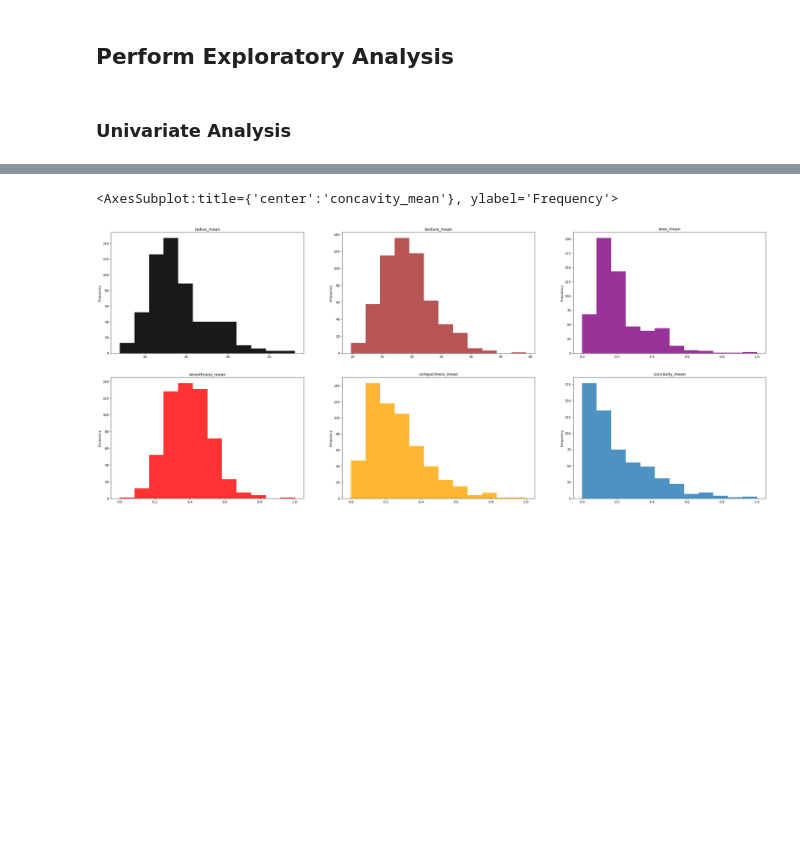
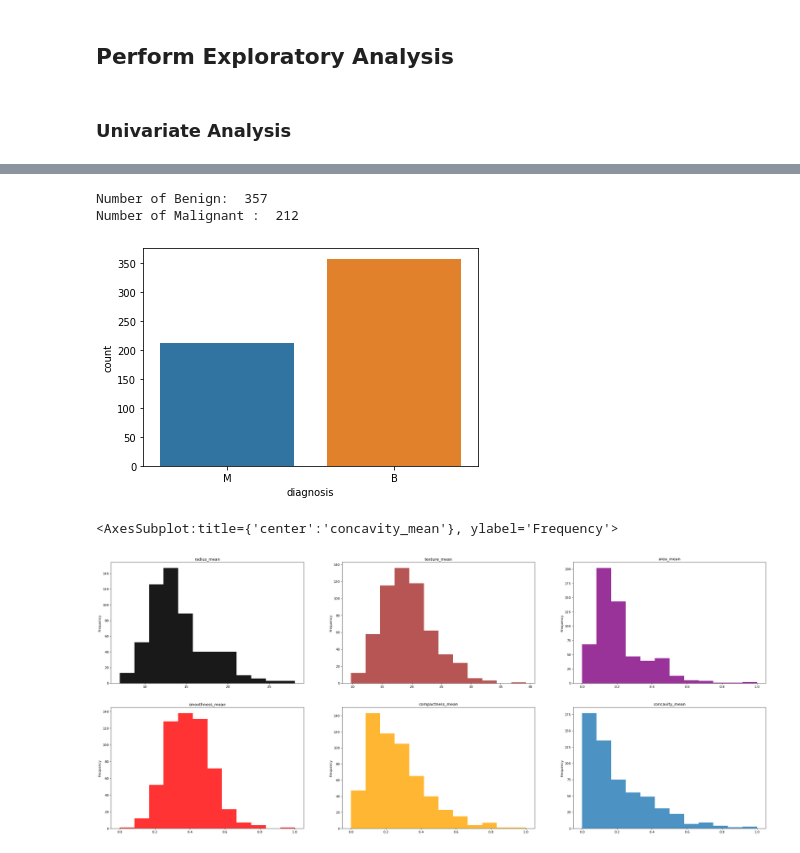
Before and after one commit to benbel376/causal_graph, a Jupyter notebook: notebooks/Exploration.ipynb, the cells around one changed output, grey strips where cells are left out. Drawn from its saved outputs; the diff is of its cells as text; code cells hidden in the pictures; blank space fills up the shorter version.

Commit message:
plot target

```diff
--- a/notebooks/Exploration.ipynb
+++ b/notebooks/Exploration.ipynb
@@ -209,6 +209,17 @@ clean_df.describe().T.style.bar(subset=['mean'], color='#205ff2')\
 | concave points_worst | 569.000000 | 0.114606 | 0.065732 | 0.000000 | 0.064930 | 0.099930 | 0.161400 | 0.291000 |
 | symmetry_worst | 569.000000 | 0.290076 | 0.061867 | 0.156500 | 0.250400 | 0.282200 | 0.317900 | 0.663800 |
 | fractal_dimension_worst | 569.000000 | 0.083946 | 0.018061 | 0.055040 | 0.071460 | 0.080040 | 0.092080 | 0.207500 |
+# %%
+# check the target variable
+target = clean_df["diagnosis"]
+ax = sns.countplot(target,label="Count")       # M = 212, B = 357
+B, M = target.value_counts()
+print('Number of Benign: ',B)
+print('Number of Malignant : ',M)
+# %% [output]
+Number of Benign:  357
+Number of Malignant :  212
+[figure, added]
 # %%
 plt.figure(figsize=(36, 15), dpi=80)
 plt.subplot(2, 3, 1)
```
